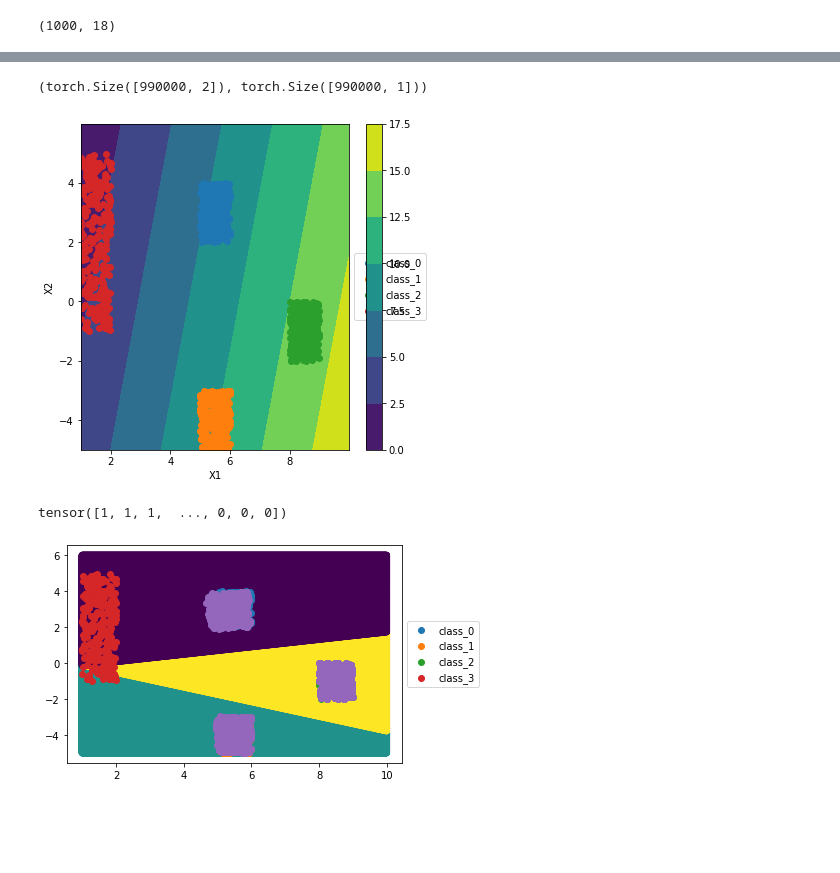
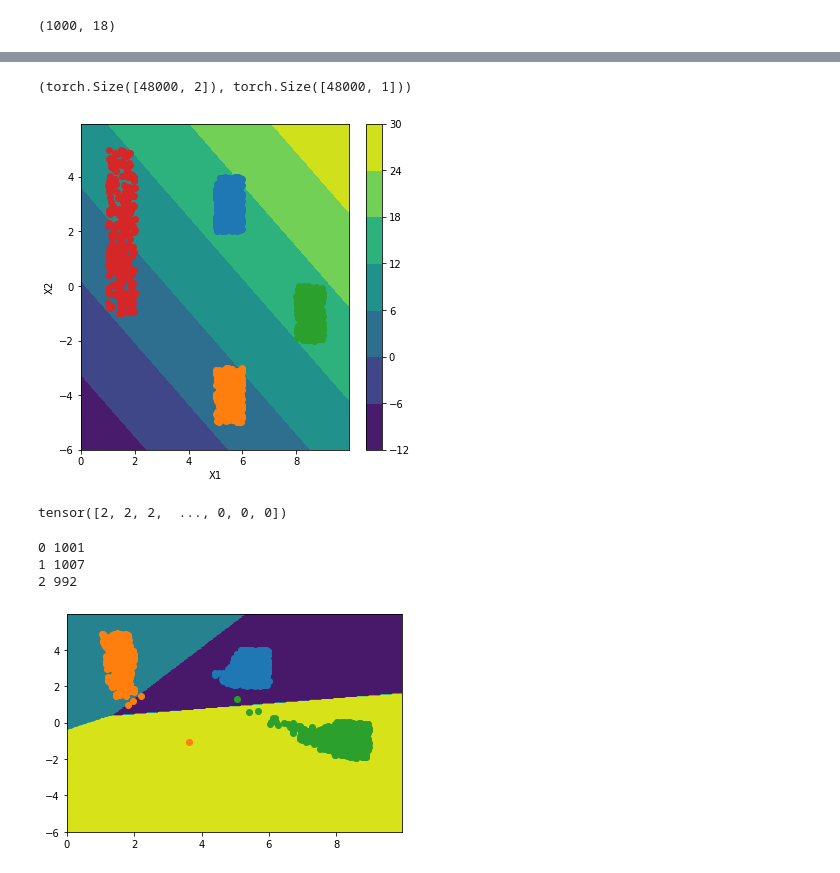
Before and after one commit to lnpandey/IITM_Research_Interpretability_of_Attention_Networks, a Jupyter notebook: 5_visualising_Mosaic_using_2dim_separable_classes/Error_modes/distribution_1/m_9/distribution_1_m_9_1.ipynb, the cells around one changed output, grey strips where cells are left out. Saved outputs shown, nothing was run; the diff lists cells and outputs as text; code cells hidden in the pictures; blank space fills up the shorter version.

Commit message:
plots

```diff
--- a/5_visualising_Mosaic_using_2dim_separable_classes/Error_modes/distribution_1/m_9/distribution_1_m_9_1.ipynb
+++ b/5_visualising_Mosaic_using_2dim_separable_classes/Error_modes/distribution_1/m_9/distribution_1_m_9_1.ipynb
@@ -587,5 +589,5 @@ tensor([ 0.4035,  0.3295, -0.5576], dtype=torch.float64, requires_grad=True))
 # %%
-xx,yy= np.meshgrid(np.arange(1,10,0.01),np.arange(-5,6,0.01))
+xx,yy= np.meshgrid(np.arange(0,10,0.05),np.arange(-6,6,0.05))
 X = np.concatenate((xx.reshape(-1,1),yy.reshape(-1,1)),axis=1)
 X = torch.Tensor(X).double()
 Y = where.helper(X)
@@ -593,22 +595,23 @@ Y1 = what(X)
 # %%
 X.shape,Y.shape
 # %% [output]
-(torch.Size([990000, 2]), torch.Size([990000, 1]))
+(torch.Size([48000, 2]), torch.Size([48000, 1]))
 # %%
 X = X.detach().numpy()
 Y = Y[:,0].detach().numpy()
 # %%
 fig = plt.figure(figsize=(6,6))
 cs = plt.contourf(X[:,0].reshape(xx.shape),X[:,1].reshape(yy.shape),Y.reshape(xx.shape))
 plt.xlabel("X1")
 plt.ylabel("X2")
 fig.colorbar(cs)
 for i in range(4):
     plt.scatter(x[idx[i],0],x[idx[i],1],label="class_"+str(i))
-plt.legend(loc='center left', bbox_to_anchor=(1, 0.5))
-plt.savefig("focus_contour.png")#,bbox_inches='tight')
+#plt.legend(loc='center left', bbox_to_anchor=(1, 0.5))
+plt.savefig("dist_1_fc.png")#,bbox_inches='tight')
+plt.savefig("dist_1_fc.pdf")#,bbox_inches='tight')
 # %% [output]
-[figure, old version]
+[figure, new version]
 # %%
 Y1 = Y1.detach().numpy()
 Y1 = torch.softmax(torch.Tensor(Y1),dim=1)
@@ -619,7 +622,7 @@ Z3 = Y1[:,2]
 # %%
 Z4
 # %% [output]
-tensor([1, 1, 1,  ..., 0, 0, 0])
+tensor([2, 2, 2,  ..., 0, 0, 0])
 # %%
 #fig = plt.figure(figsize=(6,6))
 # plt.scatter(X[:,0],X[:,1],c=Z1)
@@ -646,12 +652,20 @@ avrg= np.concatenate(avrg,axis=0)
+# %%
+indices = []
+for i in range(3):
+    print(i,sum(lbl==i))
+    indices.append(lbl==i)
+# %% [output]
+0 1001
+1 1007
+2 992
 # %%
-plt.scatter(X[:,0],X[:,1],c=Z4)
-for i in range(4):
-    plt.scatter(x[idx[i],0],x[idx[i],1],label="class_"+str(i))
-plt.legend(loc='center left', bbox_to_anchor=(1, 0.5))
-plt.scatter(avrg[:,0],avrg[:,1])
-plt.savefig("decision_boundary.png",bbox_inches="tight")
+cs = plt.contourf(X[:,0].reshape(xx.shape),X[:,1].reshape(yy.shape),Z4.reshape(xx.shape))
+for i in range(3):
+    plt.scatter(avrg[indices[i],0],avrg[indices[i],1],label="class_"+str(i))
+plt.savefig("dist_1_db.png",bbox_inches="tight")
+plt.savefig("dist_1_db.pdf",bbox_inches="tight")
 # %% [output]
-[figure, old version]
+[figure, new version]
 # %%
 true = []
 pred = []
```
Also changed, not shown: parts of 13 cells of this notebook, 29 other files.
